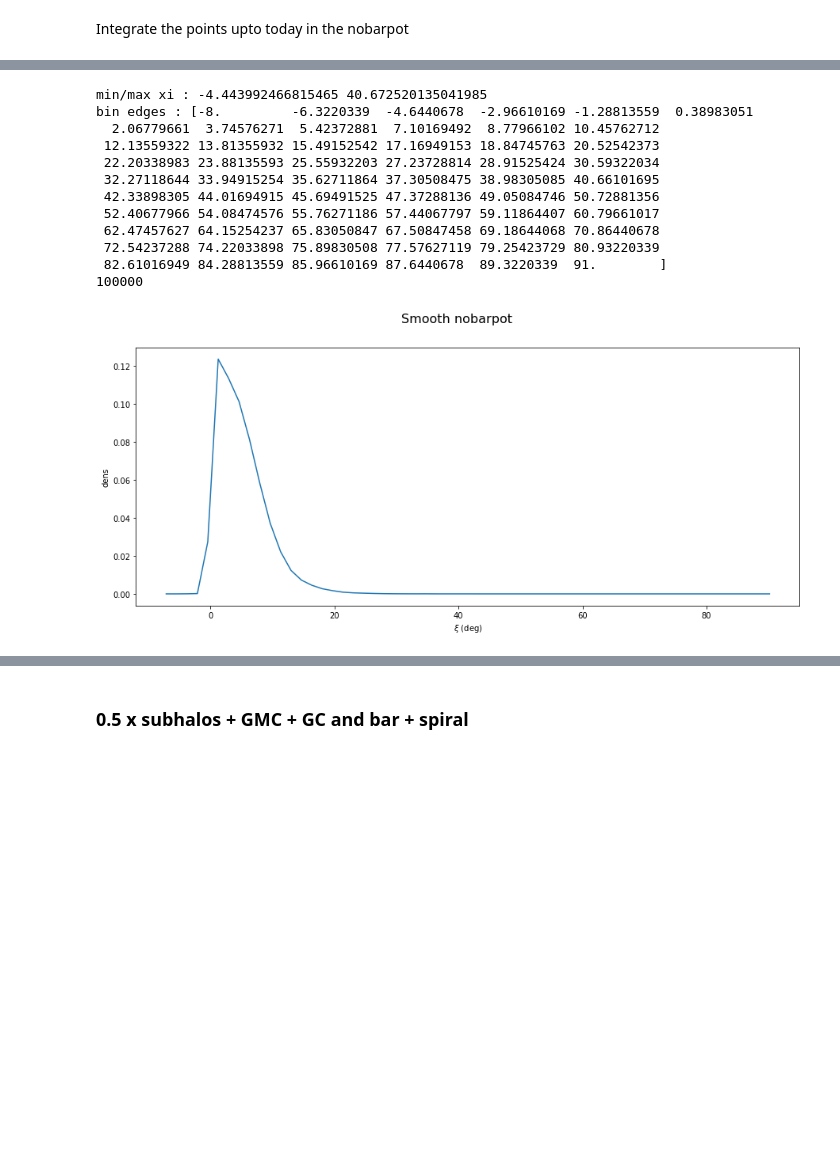
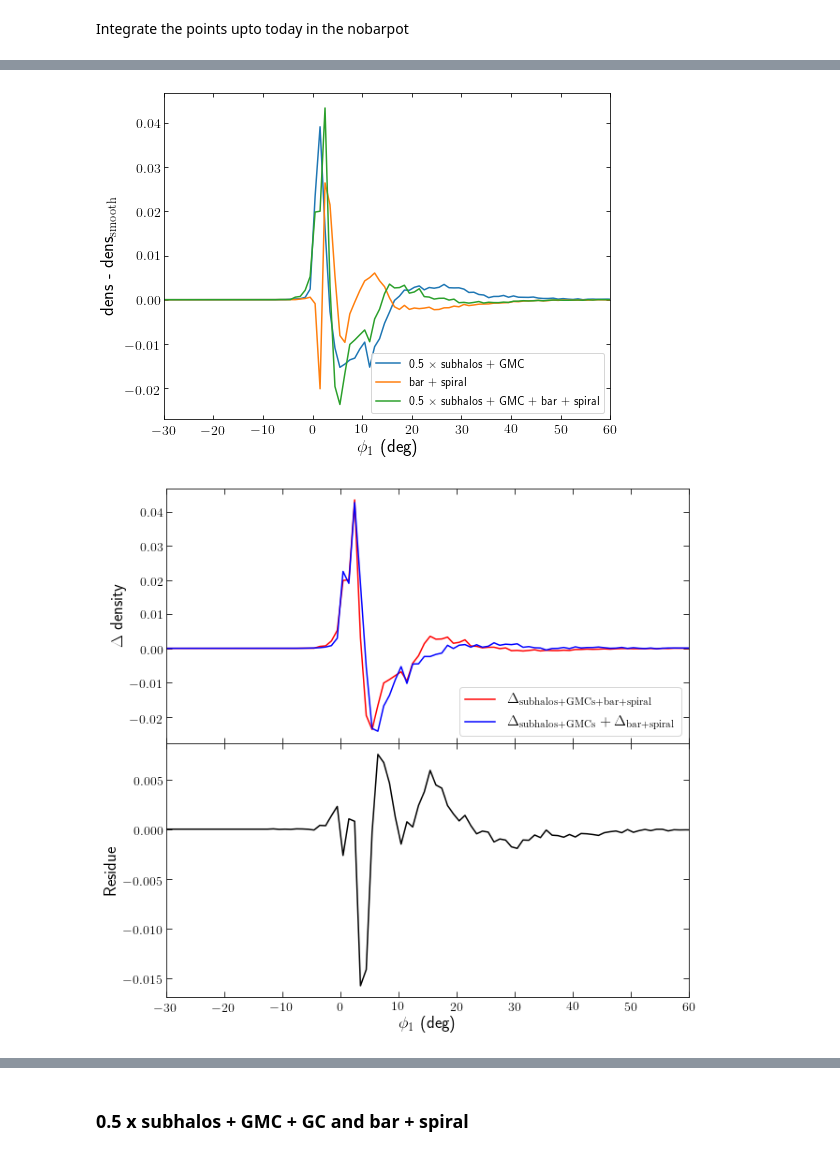
Before and after one commit to nbanik/Analyze_GD-1, a Jupyter notebook: spraydf_combine_bar+spiral and subhalos.ipynb, the cells around one changed output, grey strips where cells are left out. Cells and saved outputs as stored; diff of their text form; code cells hidden in the pictures; blank space fills up the shorter version.

```diff
--- a/spraydf_combine_bar+spiral and subhalos.ipynb
+++ b/spraydf_combine_bar+spiral and subhalos.ipynb
@@ -477,7 +479,7 @@ print (min(p1_nobarpot_strongBS),max(p1_nobarpot_strongBS))
 
 print (min(p1_sub_nobarpot),max(p1_sub_nobarpot))
 # %%
-def bin_full_stream(p1,bw=2.):
+def bin_full_stream(p1,bw=1.):
 
     bins_edge=np.arange(-62.,49+bw,bw) #these bin bounds enclose all points in all cases
     print ("min/max phi1 :",min(p1),max(p1))
@@ -846,35 +834,0 @@ galpyWarning: WARNING: Vnorm keyword input to streamdf is deprecated in favor of
-# %%
-#smooth stream,
-
-#R   phi   z   vR    vT    vz
-
-Rs,phis,zs,_,_,_=np.loadtxt("combine_bar_spiral_subhalos/Pal5_spraydf_sample_100K_nobarpot_final_coord.dat",unpack=True)
-
-xis,etas=galcencyl_to_xieta(Rs,phis,zs)
-
-midxis,dens=bin_full_stream(xis)
-
-
-plt.figure(figsize=(15,6))
-plt.suptitle("Smooth nobarpot",fontsize=16)
-#plt.subplot(1,2,1)
-#plt.scatter(p1_nobarpot,p2_nobarpot)
-plt.plot(midxis,dens)
-plt.ylabel("dens")
-plt.xlabel(r'$\xi$ (deg)')
-
-plt.show()
-# %% [output]
-min/max xi : -4.443992466815465 40.672520135041985
-bin edges : [-8.         -6.3220339  -4.6440678  -2.96610169 -1.28813559  0.38983051
-  2.06779661  3.74576271  5.42372881  7.10169492  8.77966102 10.45762712
- 12.13559322 13.81355932 15.49152542 17.16949153 18.84745763 20.52542373
- 22.20338983 23.88135593 25.55932203 27.23728814 28.91525424 30.59322034
- 32.27118644 33.94915254 35.62711864 37.30508475 38.98305085 40.66101695
- 42.33898305 44.01694915 45.69491525 47.37288136 49.05084746 50.72881356
- 52.40677966 54.08474576 55.76271186 57.44067797 59.11864407 60.79661017
- 62.47457627 64.15254237 65.83050847 67.50847458 69.18644068 70.86440678
- 72.54237288 74.22033898 75.89830508 77.57627119 79.25423729 80.93220339
- 82.61016949 84.28813559 85.96610169 87.6440678  89.3220339  91.        ]
-100000
-[figure, removed]
@@ -880,0 +960,5 @@ bin edges : [-8.         -6.3220339  -4.6440678  -2.96610169 -1.28813559  0.3898
+# %%
+plot_compare(ind = 0)
+# %% [output]
+[figure, added]
+[figure, added]
```
Also changed, not shown: parts of 25 cells of this notebook, 1 other file.
